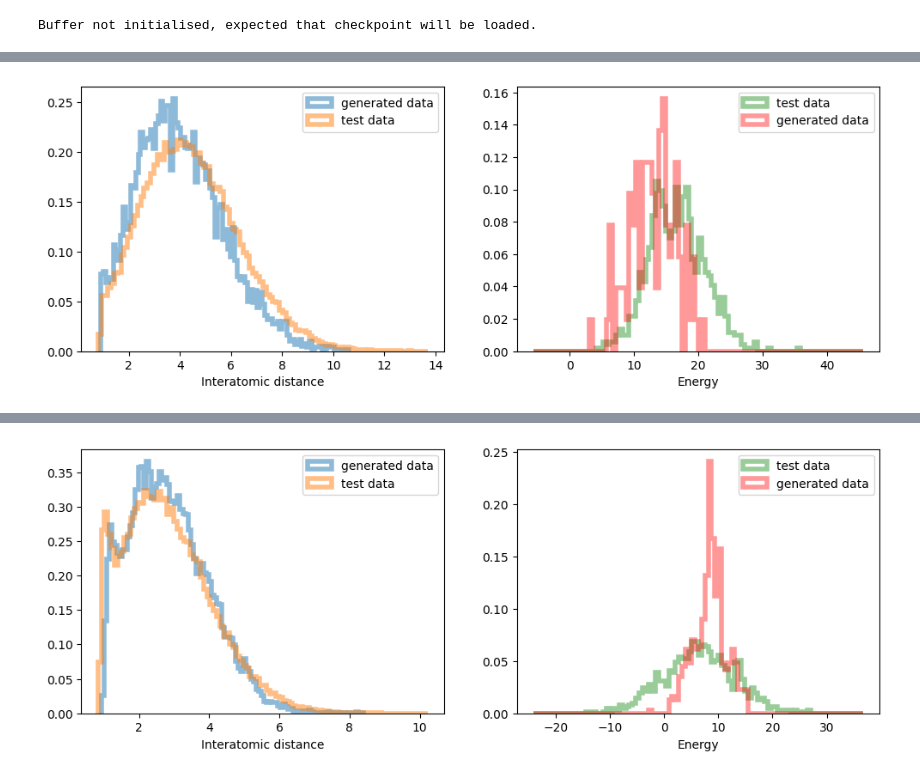
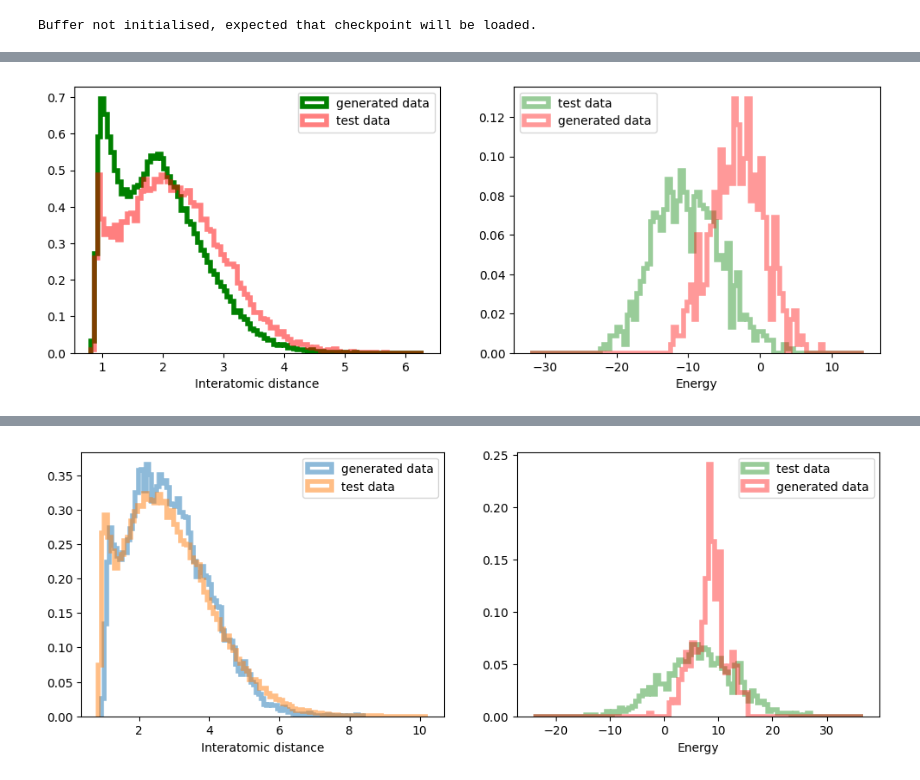
Before and after one commit to taraak/pita, a Jupyter notebook: runner/notebooks/lj13_temp_annealed_clean.ipynb, the cells around one changed output, grey strips where cells are left out. Saved outputs shown, nothing was run; the diff lists cells and outputs as text; code cells hidden in the pictures.

```diff
--- a/runner/notebooks/lj13_temp_annealed_clean.ipynb
+++ b/runner/notebooks/lj13_temp_annealed_clean.ipynb
@@ -27,7 +27,7 @@ cuda
 n_particles = 13
 spatial_dim = 3
 dimensionality = spatial_dim * n_particles
-inverse_temp = 4.0
+temperature = 2.0
 
 from src.energies.lennardjones_energy import LennardJonesEnergy
 target = LennardJonesEnergy(
@@ -36,6 +36,6 @@ target = LennardJonesEnergy(
     device=device,
     data_path= f"../../data/",
     smooth=False,
-    temperature=inverse_temp
+    temperature=temperature
     )
 # %%
@@ -79,24 +67,3 @@ target_temp_1 = LennardJonesEnergy(
     )
 # %% [markdown]
 ## Function Definitions
-# %%
-from scipy.stats import qmc
-sampler = qmc.Sobol(d=1, scramble=False)
-
-def sample_cat(bs, next_u, logits):
-    # u, next_u = sample_uniform(bs, next_u)
-    u = sampler.random(bs).squeeze()
-    clipped_weights = torch.clip(torch.softmax(logits, dim=-1), 1e-6, 1.0)
-    bins = torch.cumsum(clipped_weights, dim=-1)
-    ids = np.digitize(u, bins.cpu())
-    ids = torch.tensor(ids, dtype=torch.long).to(device)
-    return ids, next_u
-
-
-def sample_cat_sys(bs, next_u, logits):
-    u = torch.rand(size=(1,), dtype=torch.float64)
-    u = (u + 1/bs*torch.arange(bs)) % 1.0
-    clipped_weights = torch.clip(torch.softmax(logits, dim=-1), 1e-6, 1.0)
-    bins = torch.cumsum(clipped_weights, dim=-1)
-    ids = np.digitize(u, bins.cpu())
-    return ids, None
@@ -240,10 +211,7 @@ def reward_matching_loss(model,
 ### Training
 # %%
 from src.models.components.noise_schedules import GeometricNoiseSchedule, QuadraticNoiseSchedule
-noise_schedule = GeometricNoiseSchedule(sigma_min=0.01, sigma_max=2)
-
-noise_schedule = QuadraticNoiseSchedule(beta=10)
-# noise_schedule = GeometricNoiseSchedule(sigma_min=0.001, sigma_max=8)
+noise_schedule = GeometricNoiseSchedule(sigma_min=0.01, sigma_max=4)
 # %%
 prior = MeanFreePrior(n_particles, spatial_dim, device=device, scale = noise_schedule.h(1) ** 0.5)
 x1_samples = prior.sample(2048).detach().cpu()
@@ -371,9 +353,9 @@ KeyboardInterrupt:
 # %%
-ve_reverse_sde = VEReverse_coupled(model, noise_schedule)
+ve_reverse_sde = VEReverseSDE(model, noise_schedule)
 samples, _ = generate_samples_weighted(ve_reverse_sde, t_span=(0, 1), num_integration_steps=500,
-                                    resampling_interval=None, num_samples=100)
+                                    resampling_interval=-1, num_samples=500)
 samples_energy = target(samples)
 target.get_dataset_fig(samples)
 plt.show()
 # %% [output]
-[figure, old version]
+[figure, new version]
```
Also changed, not shown: parts of 9 cells of this notebook, 6 other files.
